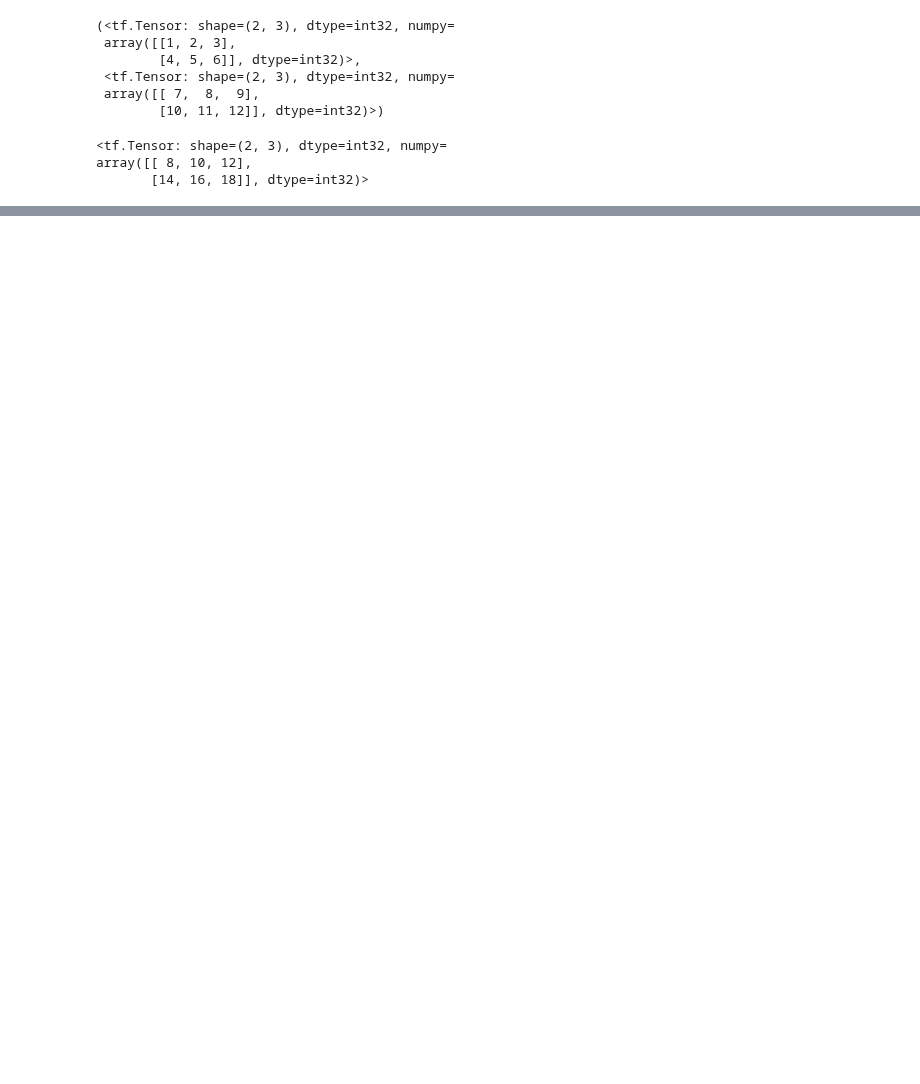
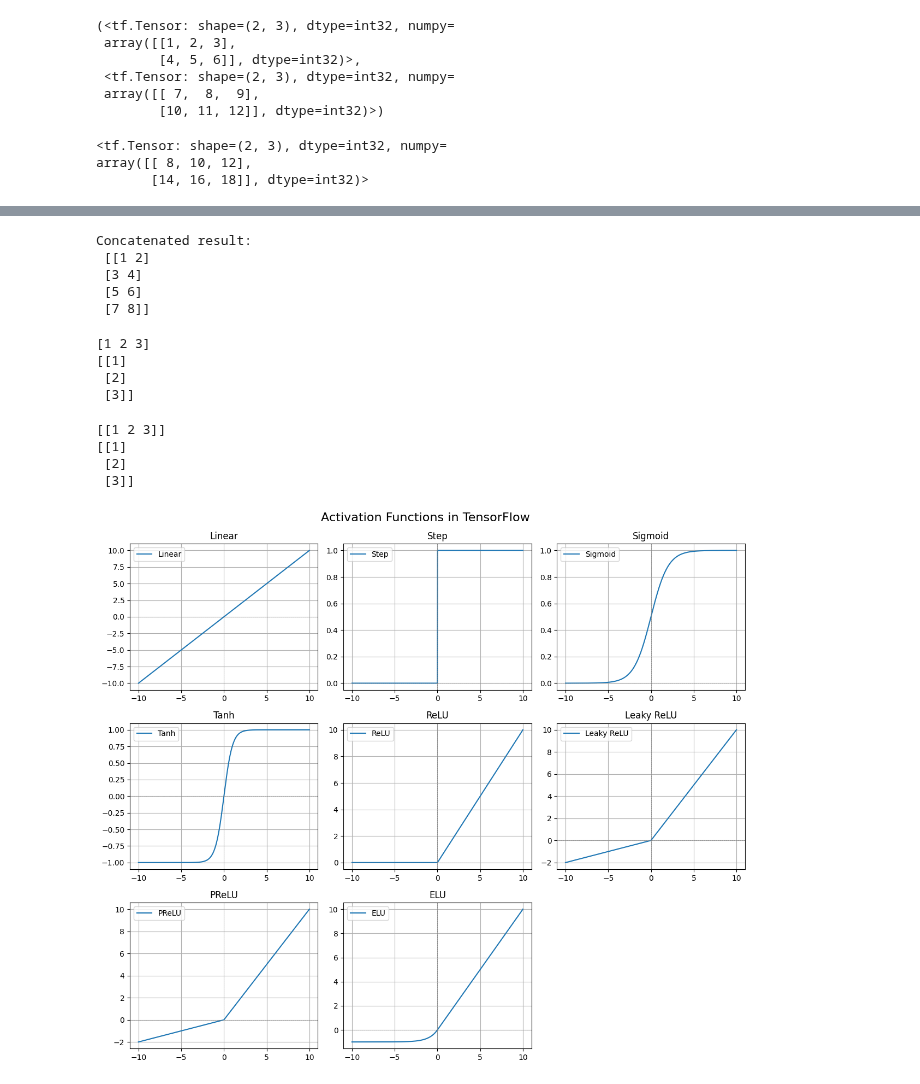
Before and after one commit to RDrahul123/My_Python-codes, a Jupyter notebook: Tensorflow_Files/Tensor.ipynb, the cells around one changed output, grey strips where cells are left out. Saved outputs shown, nothing was run; the diff lists cells and outputs as text; code cells hidden in the pictures; blank space fills up the shorter version.

```diff
--- a/Tensorflow_Files/Tensor.ipynb
+++ b/Tensorflow_Files/Tensor.ipynb
@@ -25,0 +134,75 @@ array([[ 8, 10, 12],
+# %%
+# Example of concatenation
+A = tf.constant([[1, 2], [3, 4]])
+B = tf.constant([[5, 6], [7, 8]])
+C = tf.concat([A, B], axis=0)
+print("Concatenated result:\n", C.numpy())
+# %% [output]
+Concatenated result:
+ [[1 2]
+ [3 4]
+ [5 6]
+ [7 8]]
+# %%
+import tensorflow as tf
+
+a = tf.constant([[[1], [2], [3]]])  # Shape: (1, 3, 1)
+b = tf.squeeze(a)                  # Shape: (3,)
+c = tf.squeeze(a, axis=[0])        # Shape: (3, 1)
+
+print(b.numpy())  # [1, 2, 3]
+print(c.numpy())  # [[1], [2], [3]]
+# %% [output]
+[1 2 3]
+[[1]
+ [2]
+ [3]]
+# %%
+a = tf.constant([1, 2, 3])  # Shape: (3,)
+b = tf.expand_dims(a, axis=0)  # Shape: (1, 3)
+c = tf.expand_dims(a, axis=1)  # Shape: (3, 1)
+
+print(b.numpy())  # [[1, 2, 3]]
+print(c.numpy())  # [[1], [2], [3]]
+# %% [output]
+[[1 2 3]]
+[[1]
+ [2]
+ [3]]
+# %%
+import tensorflow as tf
+import numpy as np
+import matplotlib.pyplot as plt
+
+# Input range for plotting
+x = tf.linspace(-10.0, 10.0, 1000)
+
+# Activation functions
+activations = {
+    "Linear": lambda x: x,
+    "Step": lambda x: tf.cast(x > 0, tf.float32),
+    "Sigmoid": tf.nn.sigmoid,
+    "Tanh": tf.nn.tanh,
+    "ReLU": tf.nn.relu,
+    "Leaky ReLU": tf.nn.leaky_relu,
+    "PReLU": lambda x: tf.maximum(0.2 * x, x),  # PReLU approximation
+    "ELU": tf.nn.elu
+}
+
+# Plot each activation function
+plt.figure(figsize=(12, 10))
+for i, (name, func) in enumerate(activations.items(), 1):
+    y = func(x)
+    plt.subplot(3, 3, i)
+    plt.plot(x, y.numpy(), label=name)
+    plt.title(name)
+    plt.grid(True)
+    plt.axhline(0, color='gray', linestyle='--', linewidth=0.5)
+    plt.axvline(0, color='gray', linestyle='--', linewidth=0.5)
+    plt.legend()
+
+plt.tight_layout()
+plt.suptitle("Activation Functions in TensorFlow", fontsize=16, y=1.02)
+plt.show()
+# %% [output]
+[figure, added]
```
Also changed, not shown: parts of 15 cells of this notebook, 3 other files.
